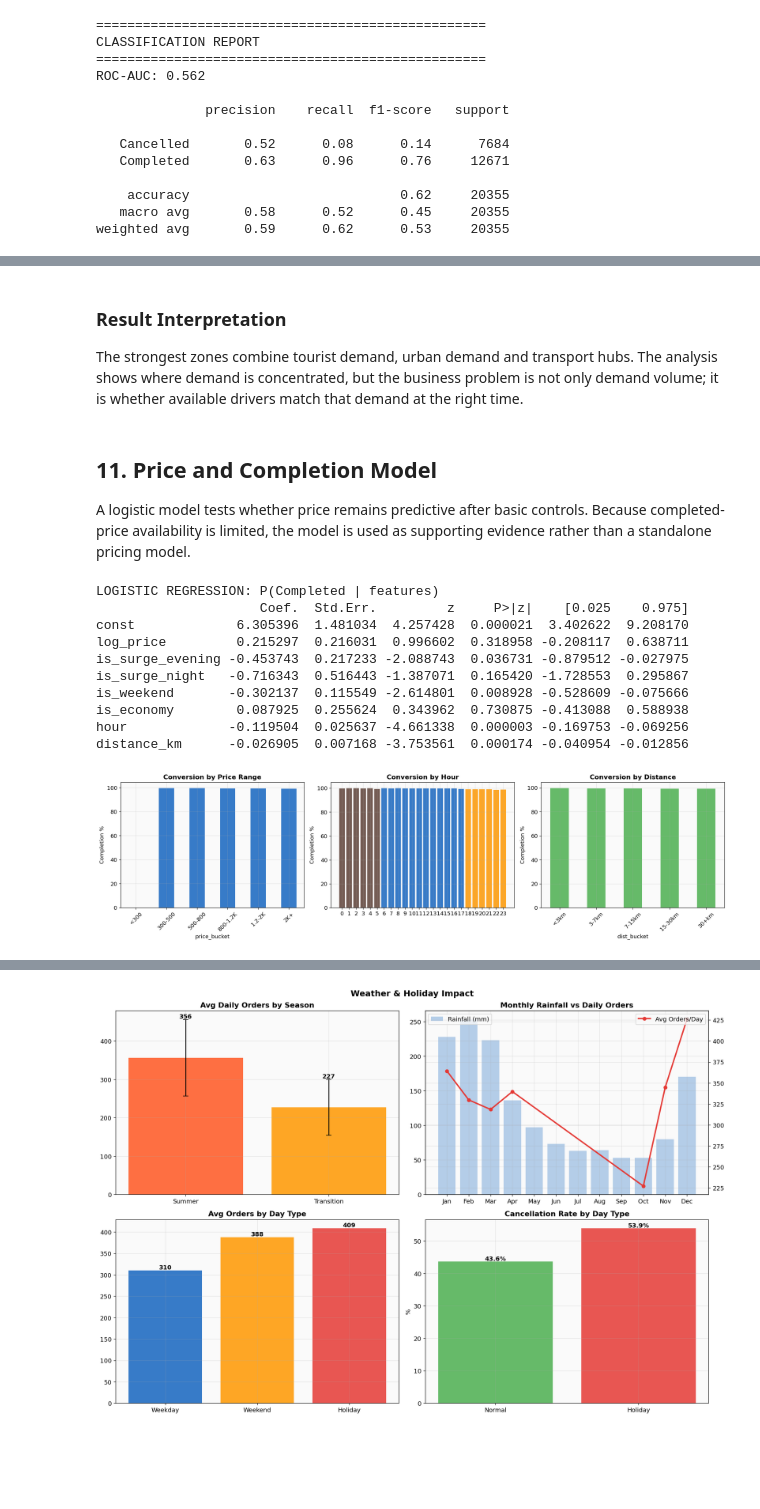
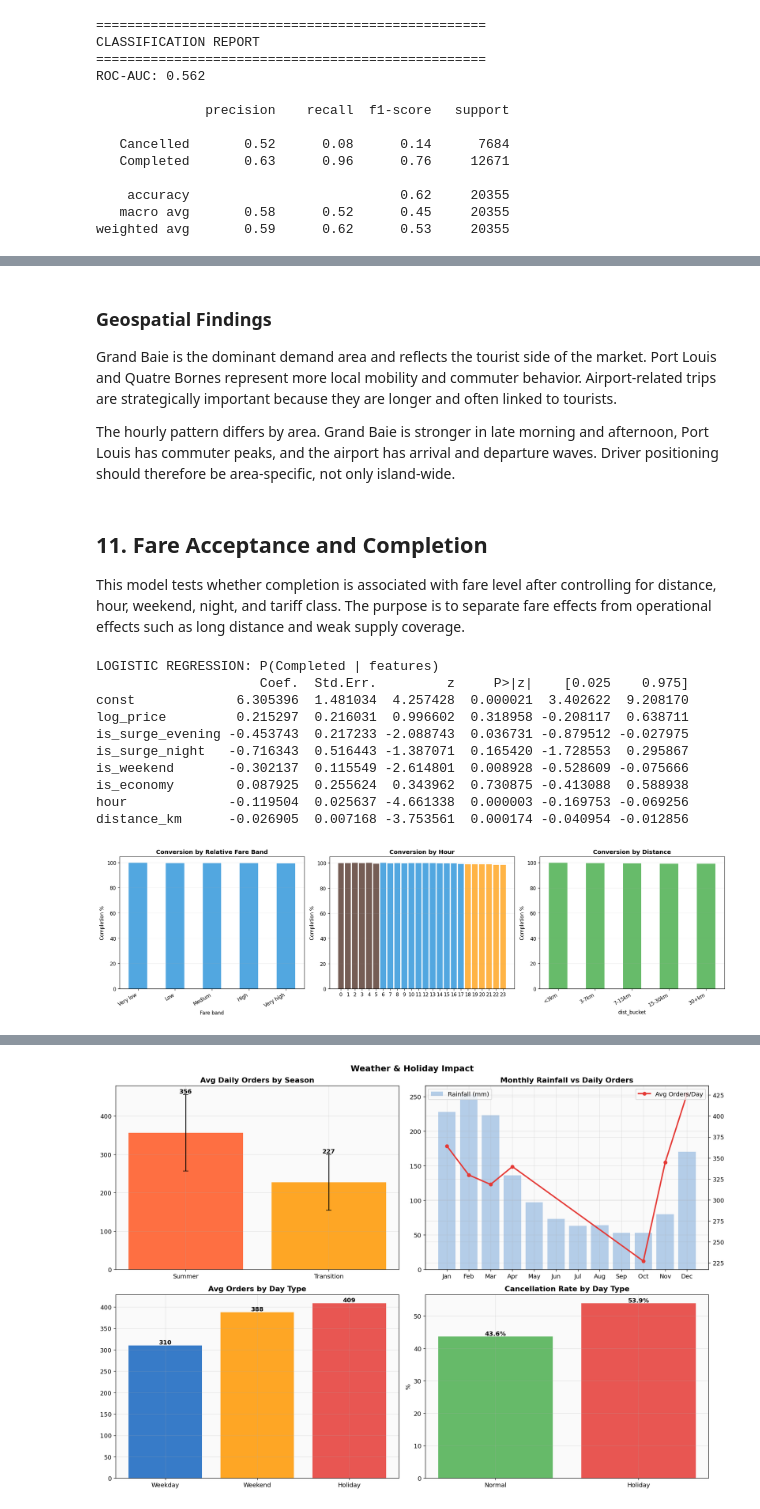
Before and after one commit to kryli/Thesis-work, a Jupyter notebook: notebooks/01_eda_full_analysis.ipynb, the cells around one changed output, grey strips where cells are left out. Drawn from its saved outputs; the diff is of its cells as text; code cells hidden in the pictures; blank space fills up the shorter version.

```diff
--- a/notebooks/01_eda_full_analysis.ipynb
+++ b/notebooks/01_eda_full_analysis.ipynb
@@ -1322,12 +1472,14 @@ plt.tight_layout(); plt.show()
 [figure]
 # %% [markdown]
-### Result Interpretation
+### Geospatial Findings
 
-The strongest zones combine tourist demand, urban demand and transport hubs. The analysis shows where demand is concentrated, but the business problem is not only demand volume; it is whether available drivers match that demand at the right time.
+Grand Baie is the dominant demand area and reflects the tourist side of the market. Port Louis and Quatre Bornes represent more local mobility and commuter behavior. Airport-related trips are strategically important because they are longer and often linked to tourists.
+
+The hourly pattern differs by area. Grand Baie is stronger in late morning and afternoon, Port Louis has commuter peaks, and the airport has arrival and departure waves. Driver positioning should therefore be area-specific, not only island-wide.
 # %% [markdown]
-## 11. Price and Completion Model
+## 11. Fare Acceptance and Completion
 
-A logistic model tests whether price remains predictive after basic controls. Because completed-price availability is limited, the model is used as supporting evidence rather than a standalone pricing model.
+This model tests whether completion is associated with fare level after controlling for distance, hour, weekend, night, and tariff class. The purpose is to separate fare effects from operational effects such as long distance and weak supply coverage.
 # %%
 import statsmodels.api as sm
 
@@ -1351,38 +1503,39 @@ print(logit.summary2().tables[1].to_string())
 fig, axes = plt.subplots(1, 3, figsize=(18, 5))
 
 ax = axes[0]
-reg_clean['price_bucket'] = pd.cut(reg_clean['price'], bins=[0,300,500,800,1200,2000,10000],
-                                     labels=['<300','300-500','500-800','800-1.2K','1.2-2K','2K+'])
-conv_p = reg_clean.groupby('price_bucket')['completed_int'].mean()*100
+value_labels = ['Very low','Low','Medium','High','Very high']
+reg_clean['fare_band'] = pd.qcut(reg_clean['price'].rank(method='first'), q=5, labels=value_labels)
+conv_p = reg_clean.groupby('fare_band', observed=True)['completed_int'].mean()*100
 conv_p.plot(kind='bar', ax=ax, color=C['primary'], alpha=0.85)
-ax.set_title('Conversion by Price Range', fontweight='bold')
-ax.set_ylabel('Completion %'); ax.set_xticklabels(ax.get_xticklabels(), rotation=45)
+ax.set_title('Conversion by Relative Fare Band', fontweight='bold')
+ax.set_xlabel('Fare band')
+ax.set_ylabel('Completion %'); ax.set_xticklabels(ax.get_xticklabels(), rotation=30, ha='right')
 
 ax = axes[1]
 conv_h = reg_clean.groupby('hour')['completed_int'].mean()*100
 clrs = [C['primary'] if 6<=h<18 else C['warning'] if 18<=h<24 else '#5D4037' for h in range(24)]
 ax.bar(conv_h.index, conv_h.values, color=clrs, alpha=0.85)
 ax.set_title('Conversion by Hour', fontweight='bold')
 ax.set_ylabel('Completion %'); ax.set_xticks(range(0,24))
 
 ax = axes[2]
 reg_clean['dist_bucket'] = pd.cut(reg_clean['distance_km'], bins=[0,3,7,15,30,100],
                                     labels=['<3km','3-7km','7-15km','15-30km','30+km'])
 conv_d = reg_clean.groupby('dist_bucket')['completed_int'].mean()*100
 conv_d.plot(kind='bar', ax=ax, color=C['success'], alpha=0.85)
 ax.set_title('Conversion by Distance', fontweight='bold')
 ax.set_ylabel('Completion %'); ax.set_xticklabels(ax.get_xticklabels(), rotation=45)
 plt.tight_layout(); plt.show()
 # %% [output]
 LOGISTIC REGRESSION: P(Completed | features)
                      Coef.  Std.Err.         z     P>|z|    [0.025    0.975]
 const             6.305396  1.481034  4.257428  0.000021  3.402622  9.208170
 log_price         0.215297  0.216031  0.996602  0.318958 -0.208117  0.638711
 is_surge_evening -0.453743  0.217233 -2.088743  0.036731 -0.879512 -0.027975
 is_surge_night   -0.716343  0.516443 -1.387071  0.165420 -1.728553  0.295867
 is_weekend       -0.302137  0.115549 -2.614801  0.008928 -0.528609 -0.075666
 is_economy        0.087925  0.255624  0.343962  0.730875 -0.413088  0.588938
 hour             -0.119504  0.025637 -4.661338  0.000003 -0.169753 -0.069256
 distance_km      -0.026905  0.007168 -3.753561  0.000174 -0.040954 -0.012856
-[figure, old version]
+[figure, new version]
 # %% [markdown]
```
Also changed, not shown: parts of 51 cells of this notebook, 9 other files.
